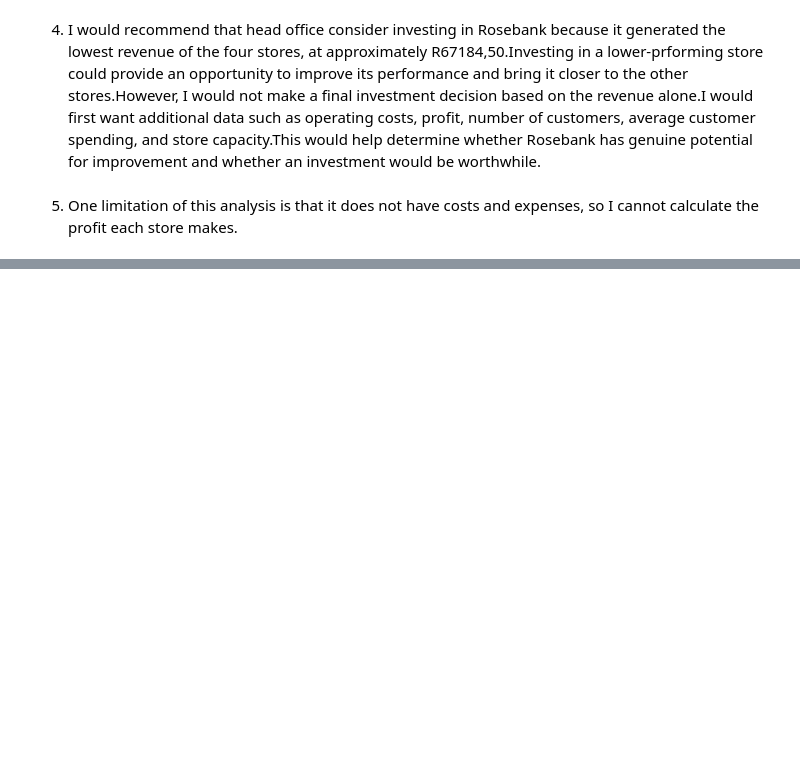
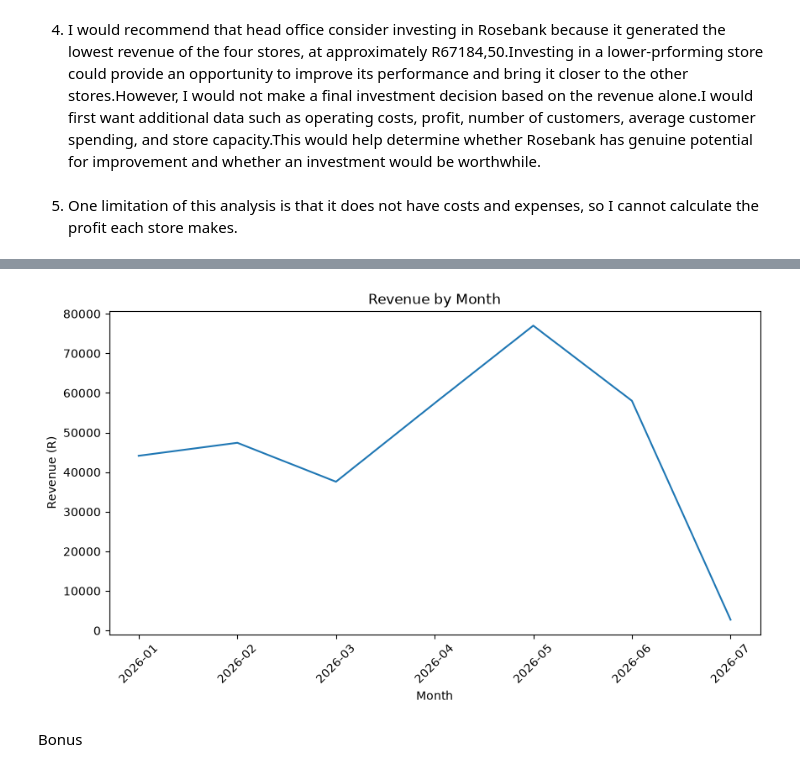
Before and after one commit to remofilwemolehabangwe308-ops/retail-sales-analysis, a Jupyter notebook: analysis.ipynb, the cells around one changed output, grey strips where cells are left out. Saved outputs shown, nothing was run; the diff lists cells and outputs as text; code cells hidden in the pictures; blank space fills up the shorter version.

```diff
--- a/analysis.ipynb
+++ b/analysis.ipynb
@@ -192,0 +227,14 @@ Name: revenue, dtype: float64
+# %%
+fig = plt.figure(figsize=(10,5))
+plt.plot(month_revenue.index.astype(str), month_revenue.values)
+
+plt.title("Revenue by Month")
+plt.xlabel("Month")
+plt.ylabel("Revenue (R)")
+plt.xticks(rotation = 45)
+plt.savefig("charts/revenue_by_month.png", bbox_inches="tight")
+plt.show()
+# %% [output]
+[figure, added]
+# %% [markdown]
+Bonus
```
Also changed, not shown: parts of 9 cells of this notebook, 4 other files.
